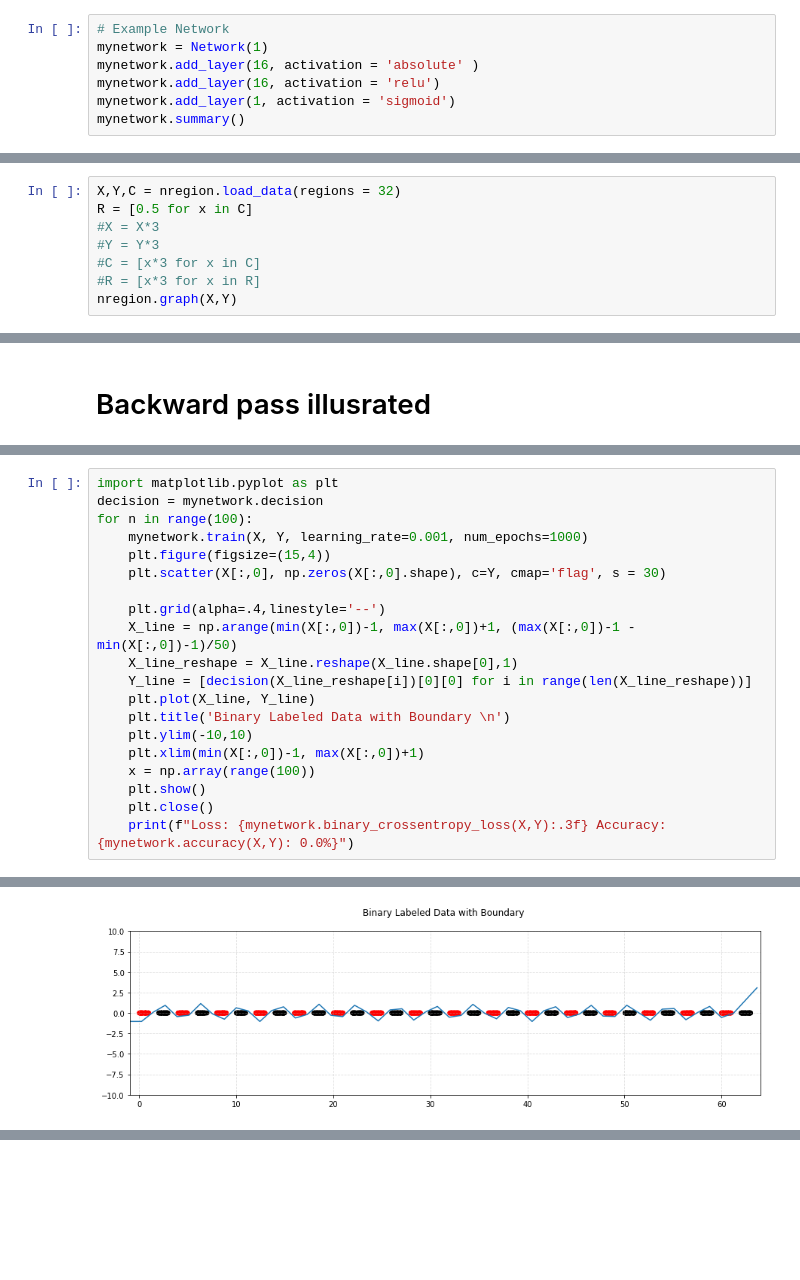
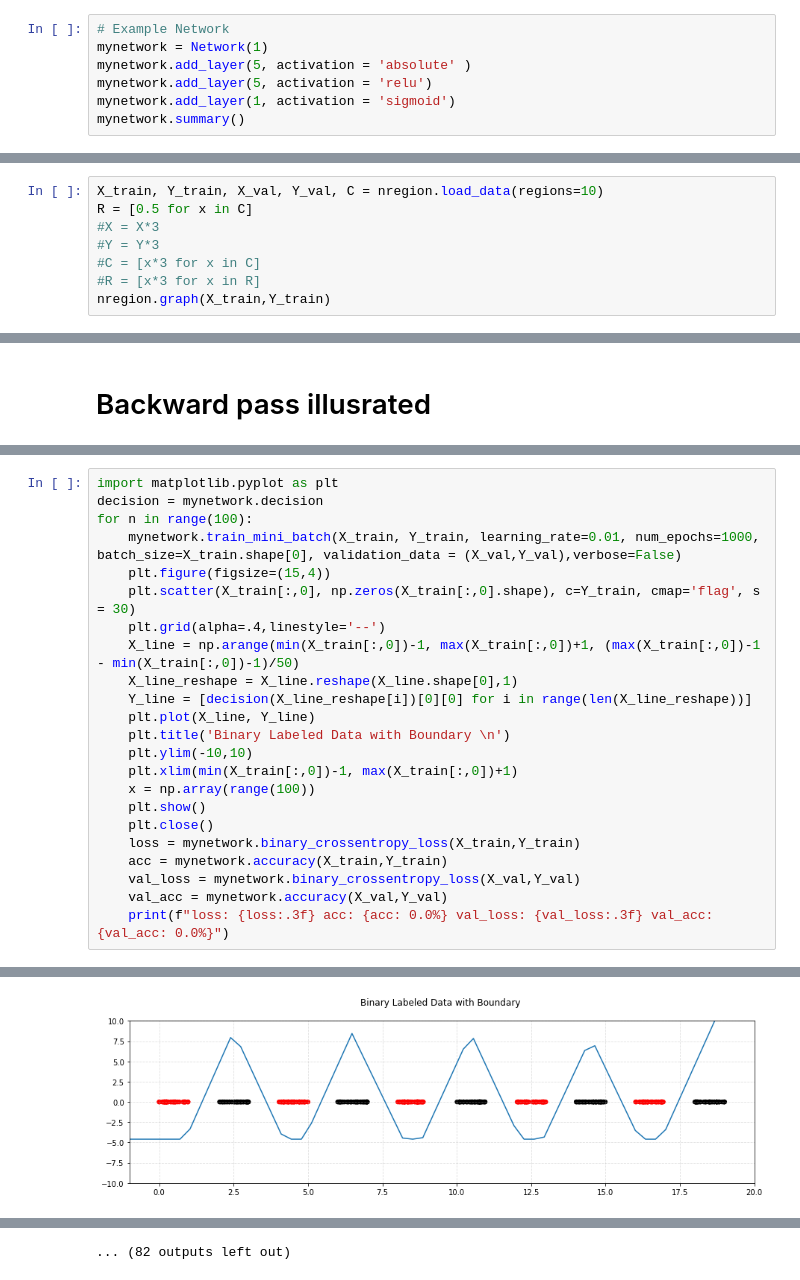
Before and after one commit to AleksandrGontcharov/neuralnetwork, a Jupyter notebook: neural_network_testing.ipynb, the cells around one changed output, grey strips where cells are left out. Saved outputs shown, nothing was run; the diff lists cells and outputs as text; blank space fills up the shorter version.

Commit message:
implemented mini batch gradient descent

```diff
--- a/neural_network_testing.ipynb
+++ b/neural_network_testing.ipynb
@@ -6,8 +6,8 @@ from neuralnetwork import Network
 # %%
 # Example Network
 mynetwork = Network(1)
-mynetwork.add_layer(16, activation = 'absolute' )
-mynetwork.add_layer(16, activation = 'relu')
+mynetwork.add_layer(5, activation = 'absolute' )
+mynetwork.add_layer(5, activation = 'relu')
 mynetwork.add_layer(1, activation = 'sigmoid')
 mynetwork.summary()
 # %% [output]
@@ -21,11 +21,11 @@ Layer: L3, Neurons: 1, Activation: sigmoid, Weights: (1, 16), Biases: (1, 1)
 # %% [markdown]
 # Load Dataset
 # %%
-X,Y,C = nregion.load_data(regions = 32)
+X_train, Y_train, X_val, Y_val, C = nregion.load_data(regions=10)
 R = [0.5 for x in C]
 #X = X*3
 #Y = Y*3
 #C = [x*3 for x in C]
 #R = [x*3 for x in R]
-nregion.graph(X,Y)
+nregion.graph(X_train,Y_train)
 # %% [output]
@@ -164,20 +115,23 @@ Loss: 0.390 Accuracy:  100%
 import matplotlib.pyplot as plt
 decision = mynetwork.decision
 for n in range(100):
-    mynetwork.train(X, Y, learning_rate=0.001, num_epochs=1000)
+    mynetwork.train_mini_batch(X_train, Y_train, learning_rate=0.01, num_epochs=1000, batch_size=X_train.shape[0], validation_data = (X_val,Y_val),verbose=False)
     plt.figure(figsize=(15,4))
-    plt.scatter(X[:,0], np.zeros(X[:,0].shape), c=Y, cmap='flag', s = 30)
-
+    plt.scatter(X_train[:,0], np.zeros(X_train[:,0].shape), c=Y_train, cmap='flag', s = 30)
     plt.grid(alpha=.4,linestyle='--')
-    X_line = np.arange(min(X[:,0])-1, max(X[:,0])+1, (max(X[:,0])-1 - min(X[:,0])-1)/50)
+    X_line = np.arange(min(X_train[:,0])-1, max(X_train[:,0])+1, (max(X_train[:,0])-1 - min(X_train[:,0])-1)/50)
     X_line_reshape = X_line.reshape(X_line.shape[0],1)
     Y_line = [decision(X_line_reshape[i])[0][0] for i in range(len(X_line_reshape))]
     plt.plot(X_line, Y_line)
     plt.title('Binary Labeled Data with Boundary \n')
     plt.ylim(-10,10)
-    plt.xlim(min(X[:,0])-1, max(X[:,0])+1)
+    plt.xlim(min(X_train[:,0])-1, max(X_train[:,0])+1)
     x = np.array(range(100))
     plt.show()
     plt.close()
-    print(f"Loss: {mynetwork.binary_crossentropy_loss(X,Y):.3f} Accuracy: {mynetwork.accuracy(X,Y): 0.0%}")
+    loss = mynetwork.binary_crossentropy_loss(X_train,Y_train)
+    acc = mynetwork.accuracy(X_train,Y_train)
+    val_loss = mynetwork.binary_crossentropy_loss(X_val,Y_val)
+    val_acc = mynetwork.accuracy(X_val,Y_val)
+    print(f"loss: {loss:.3f} acc: {acc: 0.0%} val_loss: {val_loss:.3f} val_acc: {val_acc: 0.0%}")
 # %% [output]
@@ -190 +144 @@ Loss: 0.364 Accuracy:  100%
-[figure, old version]
+[figure, new version]
@@ -192,0 +150 @@ KeyboardInterrupt:
+... (82 outputs left out)
```
Also changed, not shown: parts of 26 cells of this notebook, 3 other files.
